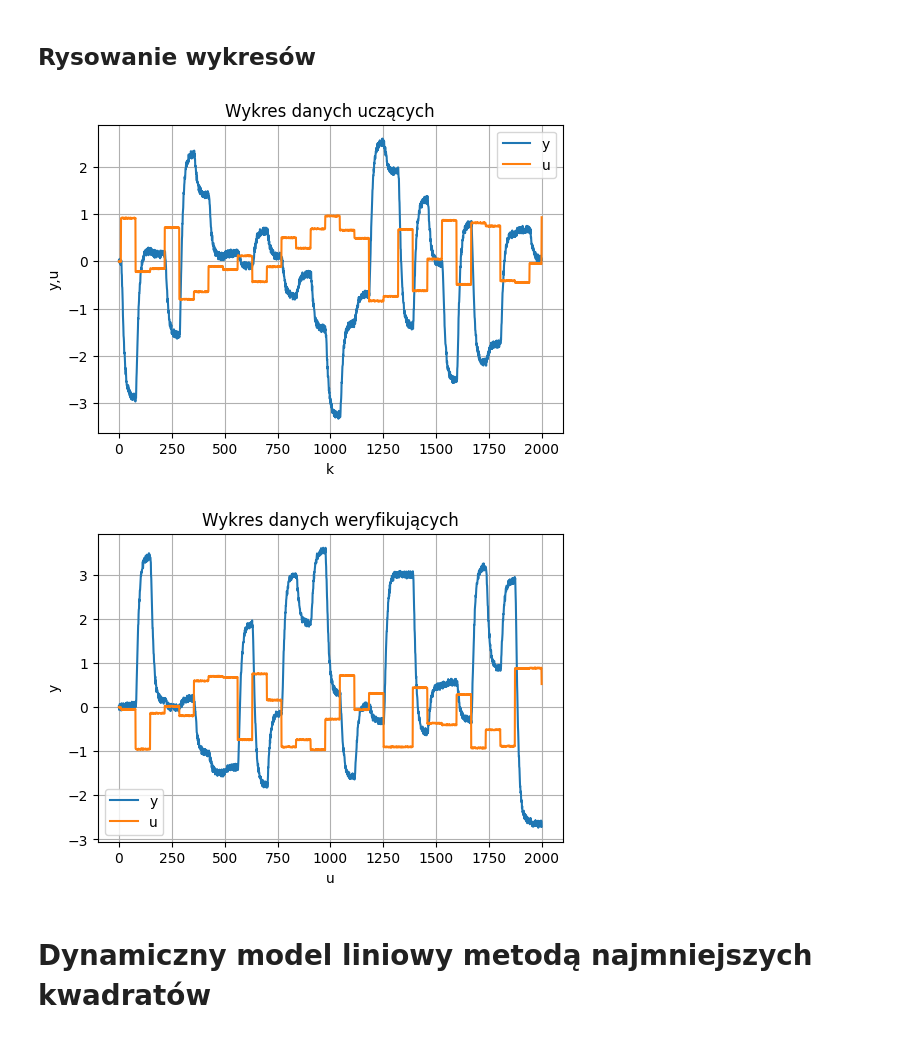
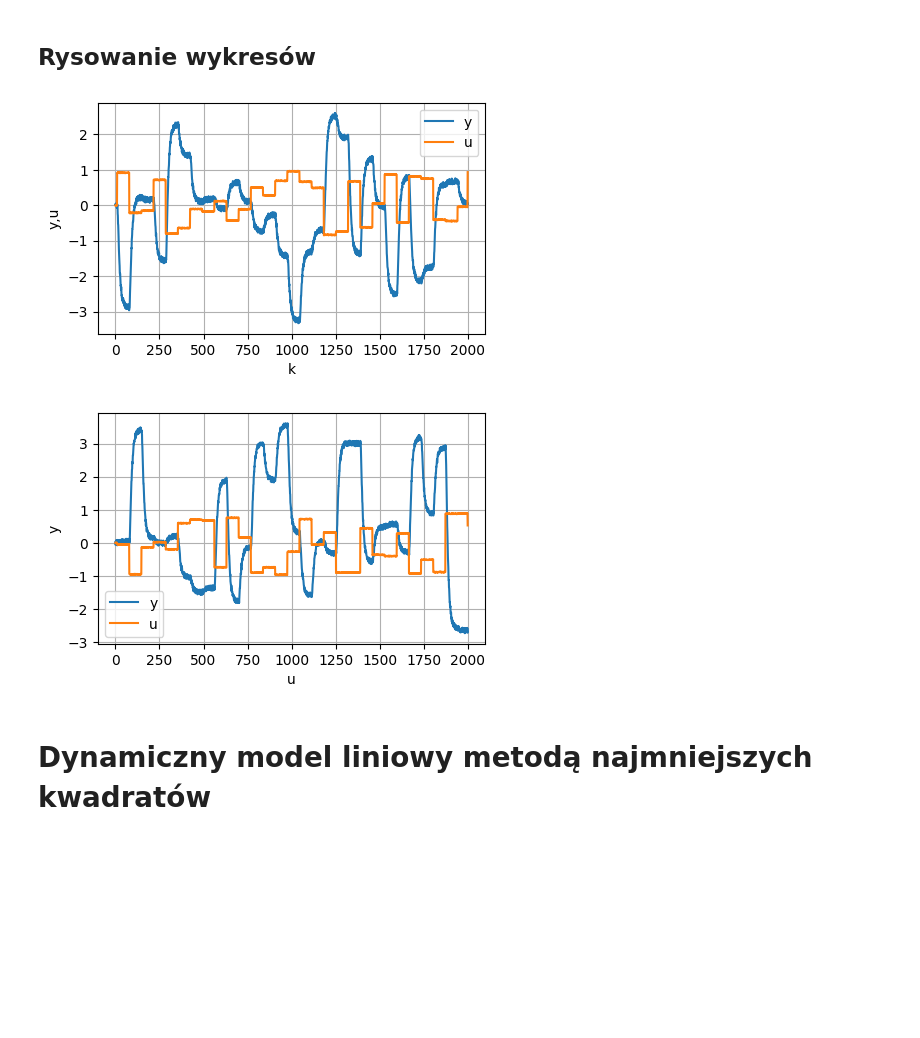
Before and after one commit to pioromichal/modeling_and_identification, a Jupyter notebook: Projekt_2/Model_Dynamiczny.ipynb, the cells around one changed output. Saved outputs shown, nothing was run; the diff lists cells and outputs as text; code cells hidden in the pictures; blank space fills up the shorter version.

```diff
--- a/Projekt_2/Model_Dynamiczny.ipynb
+++ b/Projekt_2/Model_Dynamiczny.ipynb
@@ -10,33 +11,33 @@ dane_wer = np.loadtxt('dane/danedynwer13.txt')
 # %% [markdown]
 ## Rysowanie wykresów
 # %%
-plt.figure(figsize=(6, 4))
+plt.figure(figsize=(5, 3))
 plt.plot(dane_ucz[:,1], label='y')
 plt.plot(dane_ucz[:,0], label='u')
-plt.title('Wykres danych uczących')
+# plt.title('Wykres danych uczących')
 plt.xlabel('k')
 plt.ylabel('y,u')
 plt.legend()
 plt.grid(True)
 path='wykresy_dyn/dane_uczace.png'
-plt.savefig(path,dpi=300)
+plt.savefig(path,dpi=200)
 plt.show()
 # %% [output]
-[figure, old version]
+[figure, new version]
 # %%
-plt.figure(figsize=(6, 4))
+plt.figure(figsize=(5, 3))
 plt.plot(dane_wer[:,1], label='y')
 plt.plot(dane_wer[:,0], label='u')
-plt.title('Wykres danych weryfikujących')
+# plt.title('Wykres danych weryfikujących')
 plt.xlabel('u')
 plt.ylabel('y')
 plt.legend()
 plt.grid(True)
 path='wykresy_dyn/dane_weryfikujace.png'
-plt.savefig(path,dpi=300)
+plt.savefig(path,dpi=200)
 plt.show()
 # %% [output]
-[figure, old version]
+[figure, new version]
 # %% [markdown]
 # Dynamiczny model liniowy metodą najmniejszych kwadratów
 # %%
```
Also changed, not shown: parts of 29 cells of this notebook, 11 other files.
